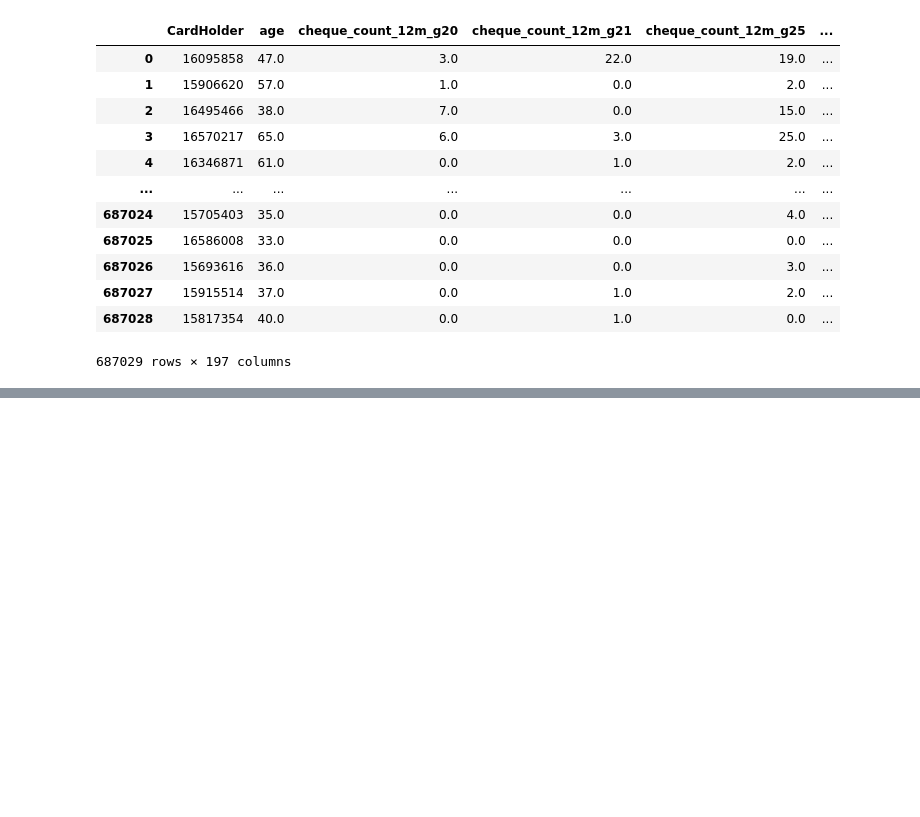
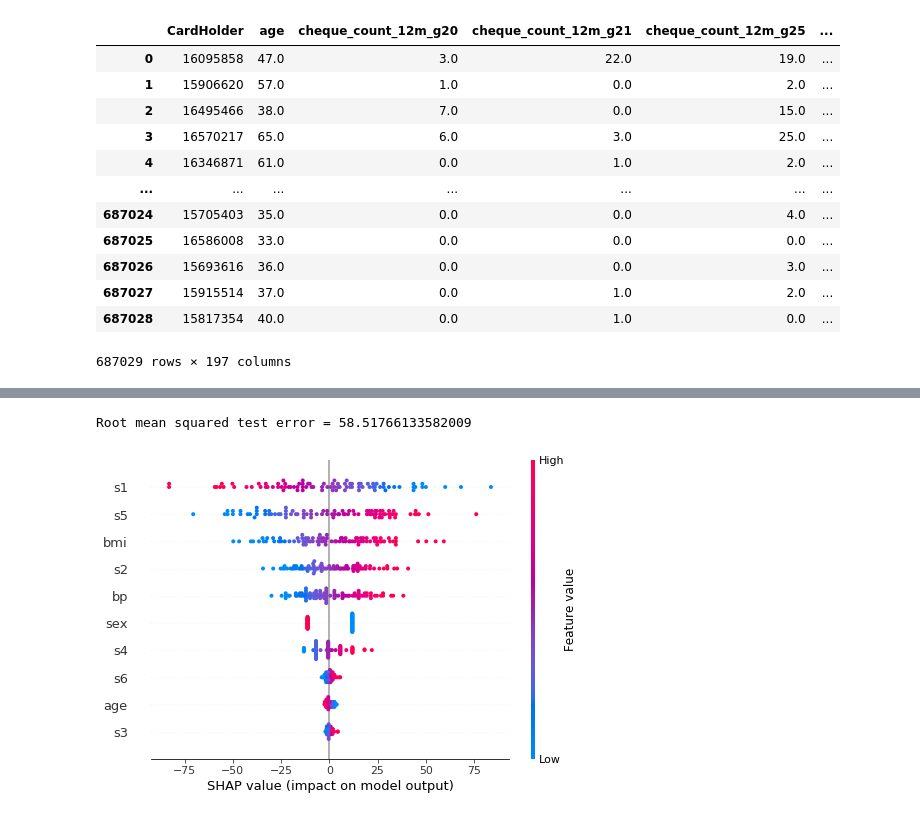
Before and after one commit to DKozl50/pluh_sms, a Jupyter notebook: notebooks/research.ipynb, the cells around one changed output, grey strips where cells are left out. Saved outputs shown, nothing was run; the diff lists cells and outputs as text; code cells hidden in the pictures; blank space fills up the shorter version.

Commit message:
sleep

```diff
--- a/notebooks/research.ipynb
+++ b/notebooks/research.ipynb
@@ -416,0 +560,19 @@ data
+# %%
+import sklearn
+from sklearn.model_selection import train_test_split
+import numpy as np
+import shap
+import time
+
+X,y = shap.datasets.diabetes()
+X_train,X_test,y_train,y_test = train_test_split(X, y, test_size=0.2, random_state=0)
+
+# rather than use the whole training set to estimate expected values, we summarize with
+# a set of weighted kmeans, each weighted by the number of points they represent.
+X_train_summary = shap.kmeans(X_train, 10)
+
+def print_accuracy(f):
+    print("Root mean squared test error = {0}".format(np.sqrt(np.mean((f(X_test) - y_test)**2))))
+    time.sleep(0.5) # to let the print get out before any progress bars
+
+shap.initjs()
@@ -416,0 +581,17 @@ data
+# %%
+from sklearn import linear_model
+lin_regr = linear_model.LinearRegression()
+lin_regr.fit(X_train, y_train)
+
+print_accuracy(lin_regr.predict)
+# %% [output]
+Root mean squared test error = 58.51766133582009
+# %%
+import warnings
+warnings.filterwarnings('ignore')
+
+ex = shap.KernelExplainer(lin_regr.predict, X_train_summary)
+shap_values = ex.shap_values(X_test)
+shap.summary_plot(shap_values, X_test)
+# %% [output]
+[figure, added]
```
Also changed, not shown: parts of 50 cells of this notebook, 1 other file.
